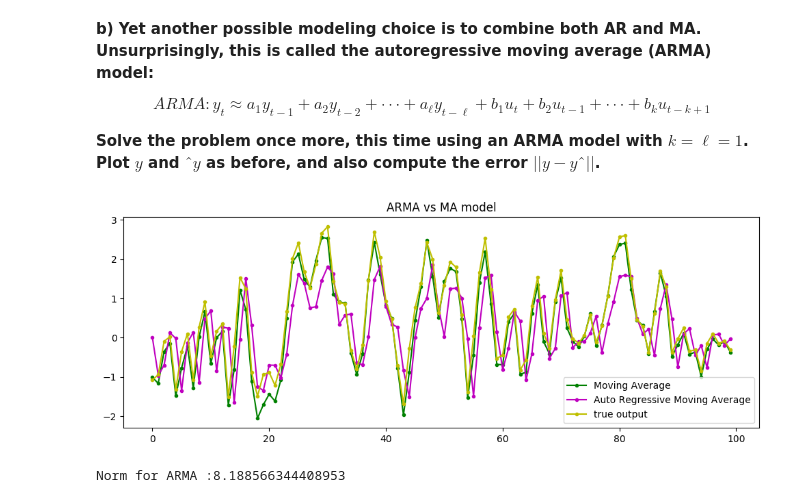
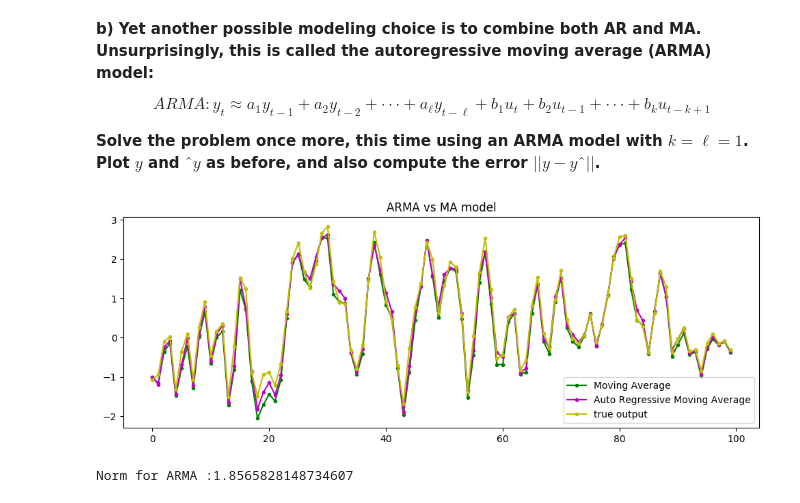
Before and after one commit to KaranTalreja/CS524, a Jupyter notebook: HW4/HW4_Q1.ipynb, the cells around one changed output. Saved outputs shown, nothing was run; the diff lists cells and outputs as text; code cells hidden in the pictures.

```diff
--- a/HW4/HW4_Q1.ipynb
+++ b/HW4/HW4_Q1.ipynb
@@ -35,7 +34,6 @@ legend(["input u", "output y"], loc="lower right");
 # %% [output]
 [figure]
 # %%
-# generate A matrix. Using more width creates better fit.  (MA model)
 width = 5
 AR = zeros(T,width)
 for i = 1:width
@@ -44,12 +42,12 @@ end
 woptAR = AR\y
 yestAR = AR*woptAR
 
-AM = zeros(T,width)
+MA = zeros(T,width)
 for i = 1:width
-    AM[i:end,i] = u[1:end-i+1]
+    MA[i:end,i] = u[1:end-i+1]
 end
-woptMA = AM\y
-yestMA = AM*woptMA
+woptMA = MA\y
+yestMA = MA*woptMA
 
 figure(figsize=(12,4))
 plot(yestMA,"g.-",yestAR,"m.-", y, "y.-")
@@ -72,26 +70,25 @@ $$ARMA: y_t ≈ a_1y_{t−1} + a_2y_{t−2} + · · · + a_{\ell}y_{t−\ell} +
 __Solve the problem once more, this time using an ARMA model with $k = \ell = 1$. Plot $y$ and $ˆy$ as
 before, and also compute the error $||y − yˆ||$.__
 # %%
-# generate A matrix. Using more width creates better fit.  (MA model)
 k = 1
 l = 1
 width = k + l
 ARMA = zeros(T,width)
 for i = 1:l
     ARMA[i+1:end,i] = y[1:end-i]
 end
 for i = l+1:width
-    ARMA[i:end,i] = u[1:end-i+1]
+    ARMA[i-l:end,i] = u[1:end-(i-l)+1]
 end
 woptARMA = ARMA\y
 yestARMA = ARMA*woptARMA
 
 figure(figsize=(12,4))
 plot(yestMA,"g.-",yestARMA,"m.-", y, "y.-")
 legend(["Moving Average", "Auto Regressive Moving Average","true output"], loc="lower right");
 title("ARMA vs MA model");
 println()
 println("Norm for ARMA :",norm(yestARMA-y))
 # %% [output]
-[figure, old version]
+[figure, new version]
-Norm for ARMA :8.188566344408953
+Norm for ARMA :1.8565828148734607
```
Also changed, not shown: parts of 1 cell of this notebook, 5 other files.
